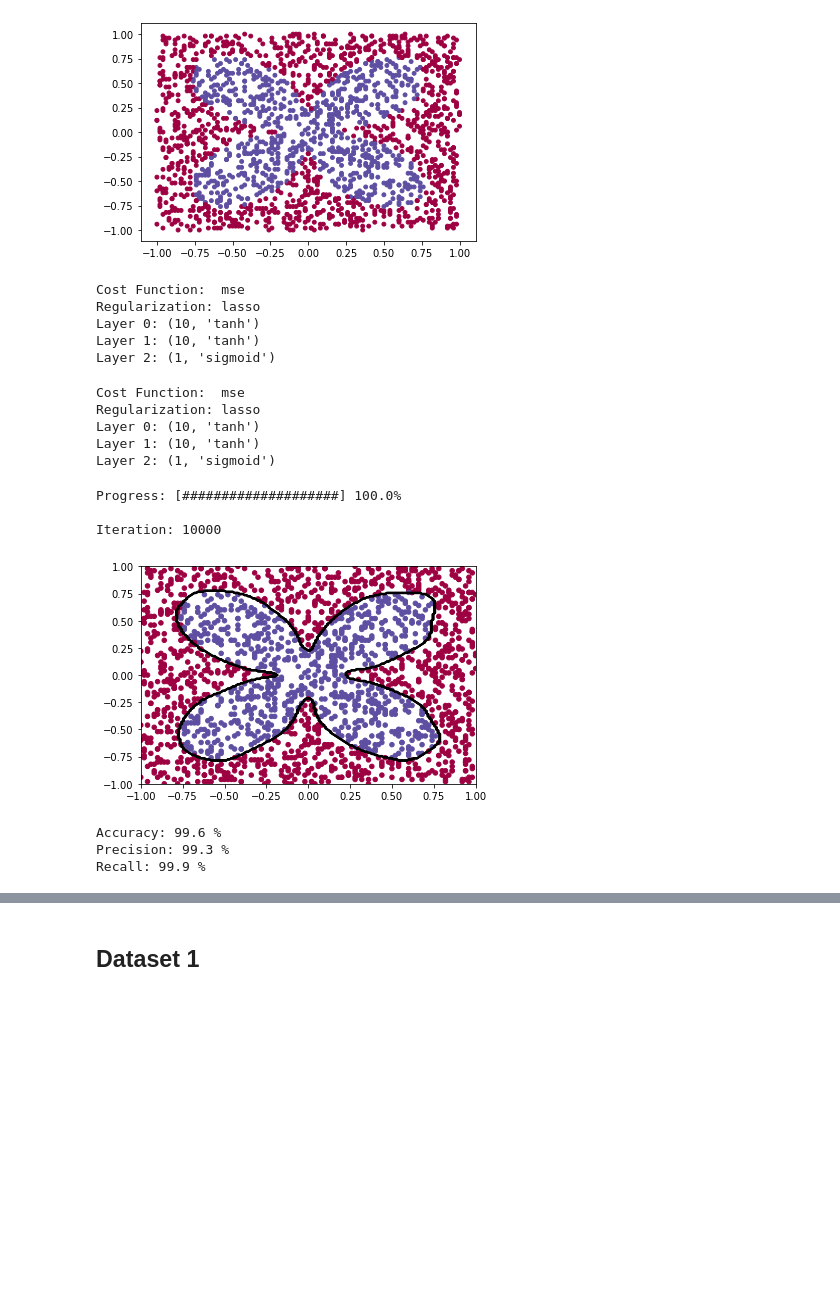
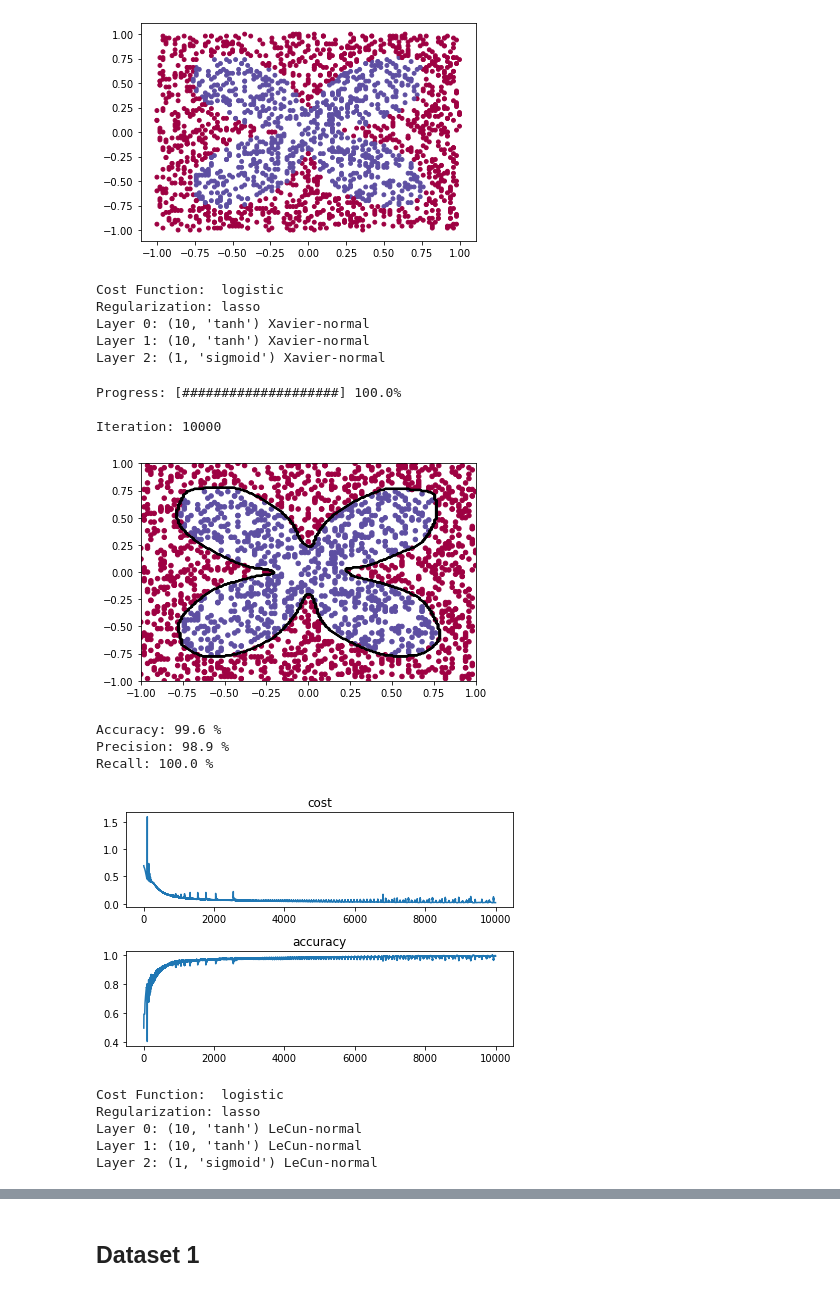
Before and after one commit to ryancardenas/PyNeuralNet, a Jupyter notebook: pynn.dev.ipynb, the cells around one changed output, grey strips where cells are left out. Drawn from its saved outputs; the diff is of its cells as text; code cells hidden in the pictures; blank space fills up the shorter version.

Commit message:
v1.4 - Initialize custom weights
Create class:Layer method for initializing custom weights. Includes options for normal and uniform distributions with He, LeCun, and Xavier initialization schemes.

```diff
--- a/pynn.dev.ipynb
+++ b/pynn.dev.ipynb
@@ -29,49 +29,57 @@ layout = ((10, 'tanh'),
           (1, 'sigmoid'),
          )
 
-network = pn.buildNetwork(layout, X.shape[0], cost='mse', reg='lasso')
+network = pn.buildNetwork(layout, X.shape[0], cost='logistic', reg='lasso')
 # %% [output]
-Cost Function:  mse
+Cost Function:  logistic
 Regularization: lasso
-Layer 0: (10, 'tanh')
-Layer 1: (10, 'tanh')
-Layer 2: (1, 'sigmoid')
+Layer 0: (10, 'tanh') Xavier-normal
+Layer 1: (10, 'tanh') Xavier-normal
+Layer 2: (1, 'sigmoid') Xavier-normal
-# %%
-network.info()
-# %% [output]
-Cost Function:  mse
-Regularization: lasso
-Layer 0: (10, 'tanh')
-Layer 1: (10, 'tanh')
-Layer 2: (1, 'sigmoid')
 # %%
 np.random.seed(2)
 
-num_iterations = 10000
-learning_rate = 1
-layout = ((10, 'tanh'),
-          (10, 'tanh'),
-          (1, 'sigmoid'),
-         )
-
-network = pn.buildNetwork(layout, X.shape[0])
 newtork, costs, accs = network.gradientDescent(X, Y, num_iterations, learning_rate,
                         costfunction='logistic', showprogress=True,
                         recording=True, debugmsg='')
 
 
 print('Iteration:', num_iterations)
 pn.plot2DBoundary(X, Y, network, lines=True, fill=False, marksize=20)
 H = network.predict(X)
 acc, prec, rec = pn.evaluateModel(H, Y)
 print('Accuracy:', acc[0,0]*100, '%')
 print('Precision:', prec[0,0]*100, '%')
 print('Recall:', rec[0,0]*100, '%')
 # %% [output]
 Progress: [####################] 100.0%
 
 Iteration: 10000
-[figure, old version]
+[figure, new version]
 Accuracy: 99.6 %
-Precision: 99.3 %
-Recall: 99.9 %
+Precision: 98.9 %
+Recall: 100.0 %
+# %%
+plt.subplot(211)
+plt.plot(costs, label='cost')
+plt.title('cost')
+
+plt.subplot(212)
+plt.plot(accs, label='accuracy')
+plt.title('accuracy')
+
+plt.tight_layout()
+plt.show()
+# %% [output]
+[figure, added]
+# %%
+network[0].initWeights('LeCun-normal')
+network[1].initWeights('LeCun-normal')
+network[2].initWeights('LeCun-normal')
+network.info()
+# %% [output]
+Cost Function:  logistic
+Regularization: lasso
+Layer 0: (10, 'tanh') LeCun-normal
+Layer 1: (10, 'tanh') LeCun-normal
+Layer 2: (1, 'sigmoid') LeCun-normal
```
Also changed, not shown: parts of 4 cells of this notebook, 1 other file.
